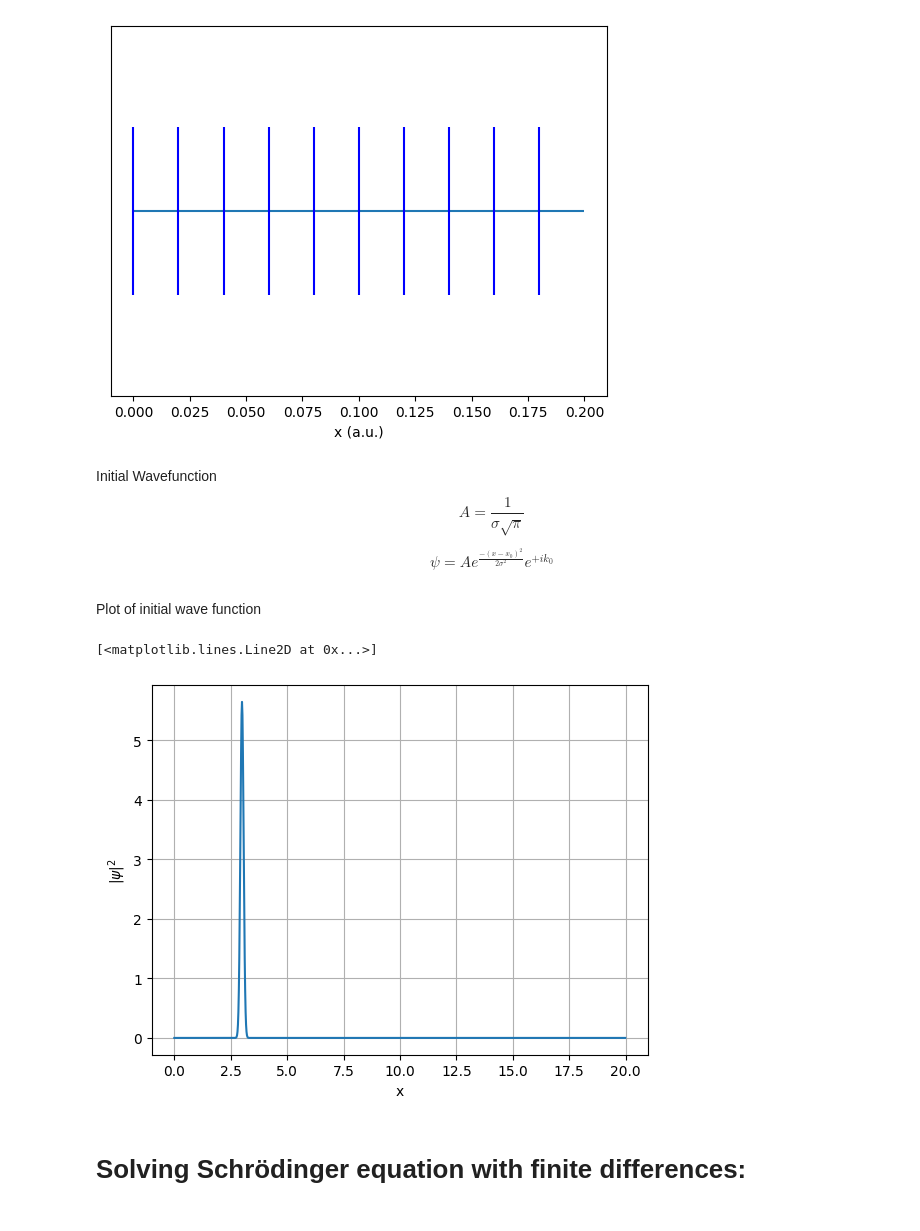
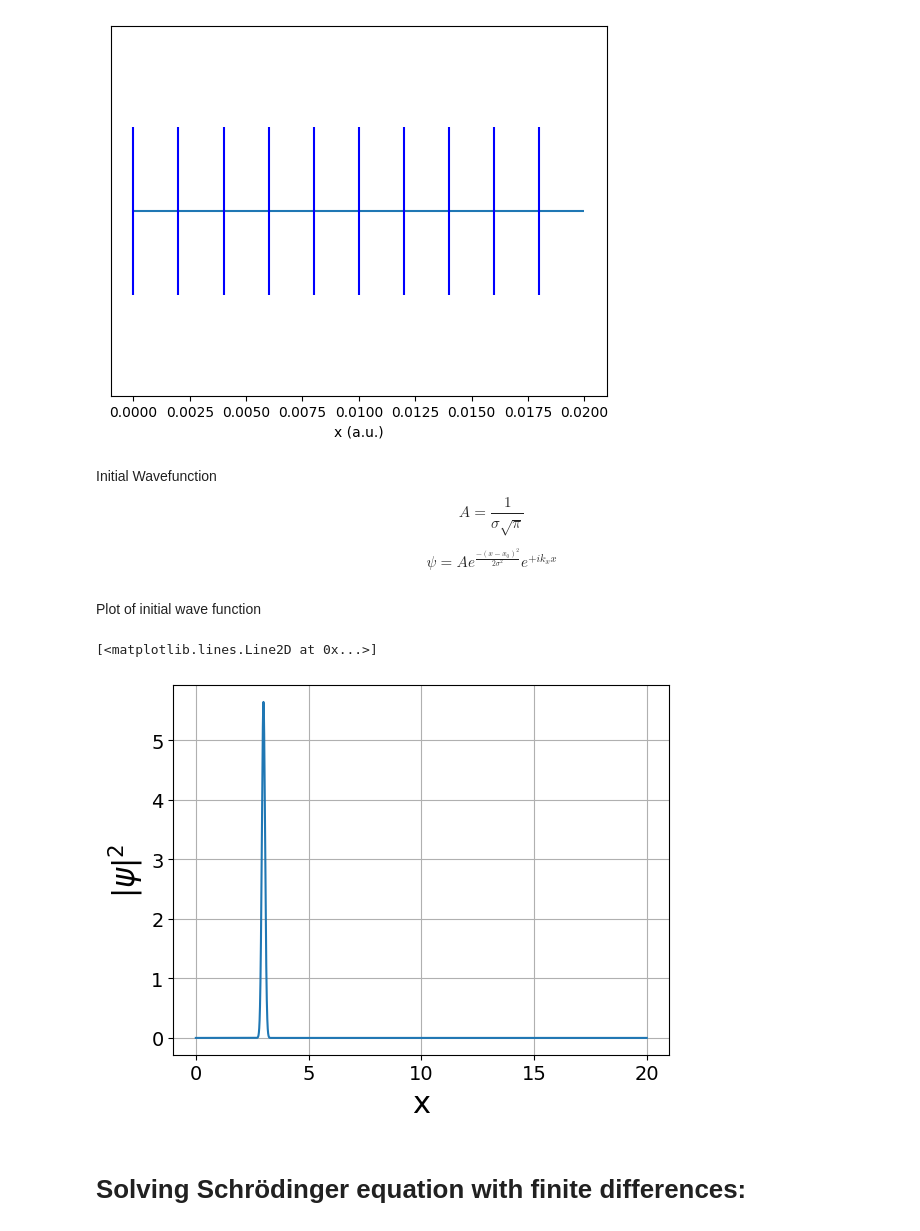
Before and after one commit to JaGeo/Gaussian_Wave_Packet, a Jupyter notebook: Gaussian_wave_paket_td_SGL.ipynb, the cells around one changed output. Cells and saved outputs as stored; diff of their text form; code cells hidden in the pictures.

```diff
--- a/Gaussian_wave_paket_td_SGL.ipynb
+++ b/Gaussian_wave_paket_td_SGL.ipynb
@@ -5,7 +5,7 @@ from scipy.integrate import solve_ivp
 import matplotlib.pyplot as plt
 # %%
 # The grid in space and time:
-dx    = 0.02                       # spatial separation
+dx    = 0.002                      # spatial separation
 x     = np.arange(0, 20, dx)       # spatial grid points
 dt = 0.001  # time interval for snapshots
 t0 = 0.0    # initial time
@@ -21,7 +21,7 @@ plt.yticks([])
 plt.xlabel("x (a.u.)")
 plt.show()
 # %% [output]
-[figure, old version]
+[figure, new version]
 # %% [markdown]
 Initial Wavefunction
 \\[
@@ -29,10 +29,10 @@ A=\frac{1}{\sigma \sqrt{\pi}}
 \\]
 
 \\[
-\psi=A e^{\frac{-\left(x-x_{0}\right)^{2}}{2 \sigma^{2}}} e^{+i k_{0}}
+\psi=A e^{\frac{-\left(x-x_{0}\right)^{2}}{2 \sigma^{2}}} e^{+i k_x x}
 \\]
 # %%
-k0    = 20                         # wave number
+kx    = 20                         # wave number
 m     = 1                          # mass
 sigma = 0.1                        # width of initial gaussian wave-packet
 x0    = 3.0                        # center of initial gaussian wave-packet
@@ -40,19 +40,21 @@ x0    = 3.0                        # center of initial gaussian wave-packet
 A = 1.0 / (sigma * np.sqrt(np.pi)) # normalization constant
 
 # Initial Wavefunction
-psi = np.sqrt(A) * np.exp(-(x-x0)**2 / (2.0 * sigma**2)) * np.exp(1j * k0 * x)
+psi = np.sqrt(A) * np.exp(-(x-x0)**2 / (2.0 * sigma**2)) * np.exp(1j * kx * x)
 # %% [markdown]
 Plot of initial wave function
 # %%
 fig = plt.figure()
+plt.rcParams["axes.labelsize"] = 22
+plt.rc('font', size=14)
 ax = fig.gca()
 ax.set_xlabel('x')
 ax.set_ylabel(r'$|\psi|^2$')
 ax.grid()
 ax.plot(x, np.abs(psi)**2)
 # %% [output]
 [<matplotlib.lines.Line2D at 0x...>]
-[figure, old version]
+[figure, new version]
 # %% [markdown]
 # Solving Schrödinger equation with finite differences:
 # %% [markdown]
```
Also changed, not shown: parts of 2 cells of this notebook.
